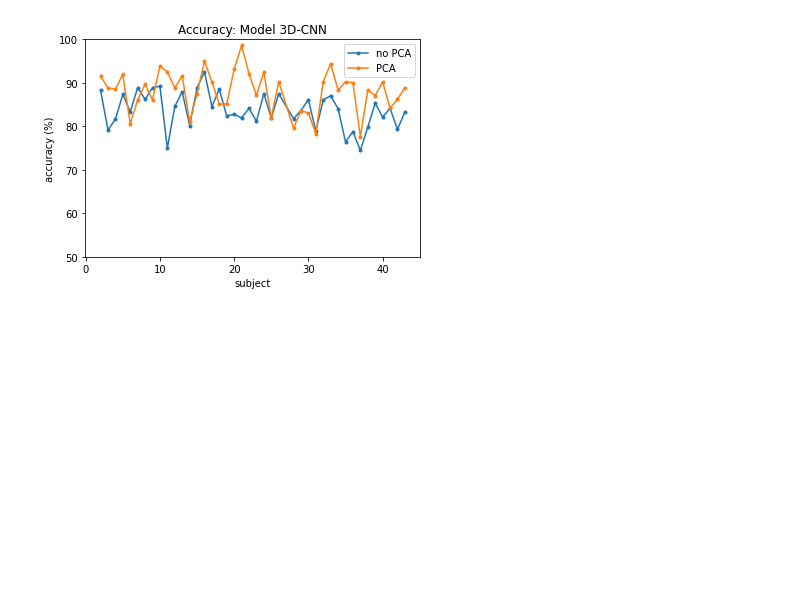
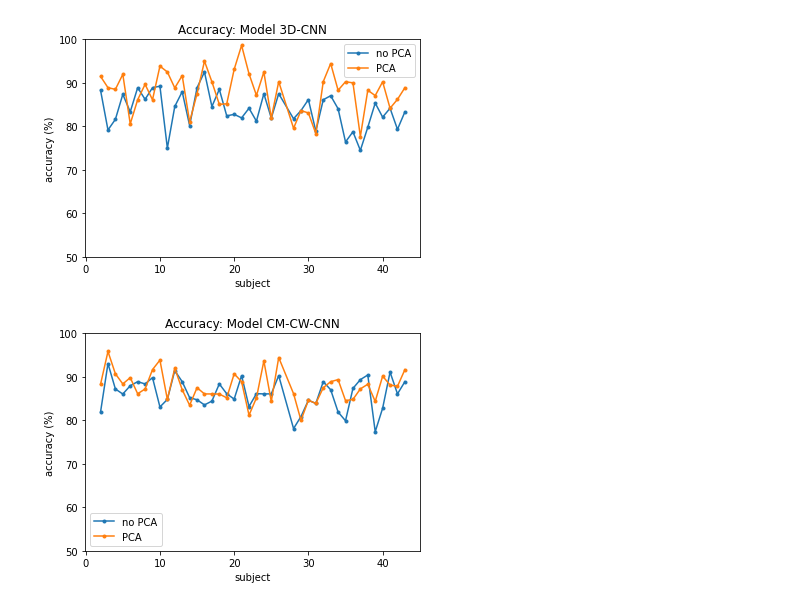
Before and after one commit to zMaxKunGz/CP-DSAI-Project-EEG, a Jupyter notebook: Visualization.ipynb, the cells around one changed output. Saved outputs shown, nothing was run; the diff lists cells and outputs as text; code cells hidden in the pictures; blank space fills up the shorter version.

Commit message:
add graph

```diff
--- a/Visualization.ipynb
+++ b/Visualization.ipynb
@@ -105,11 +105,13 @@ plt.show()
 # %% [output]
 [figure]
 # %%
-plt.plot(noPCA['subject'],noPCA['acc3DCNN'], '.-', label="no PCA")
-plt.plot(PCA['subject'],PCA['acc3DCNN'], '.-', label="PCA")
+plt.plot(noPCA['subject'],noPCA['accCMCNN'], '.-', label="no PCA")
+plt.plot(PCA['subject'],PCA['accCMCNN'], '.-', label="PCA")
 plt.ylim(50, 100)
-plt.title("Accuracy: Model 3D-CNN")
+plt.title("Accuracy: Model CM-CW-CNN")
 plt.xlabel("subject")
 plt.ylabel("accuracy (%)")
 plt.legend()
 plt.show()
+# %% [output]
+[figure, added]
```
Also changed, not shown: 5 other files.
